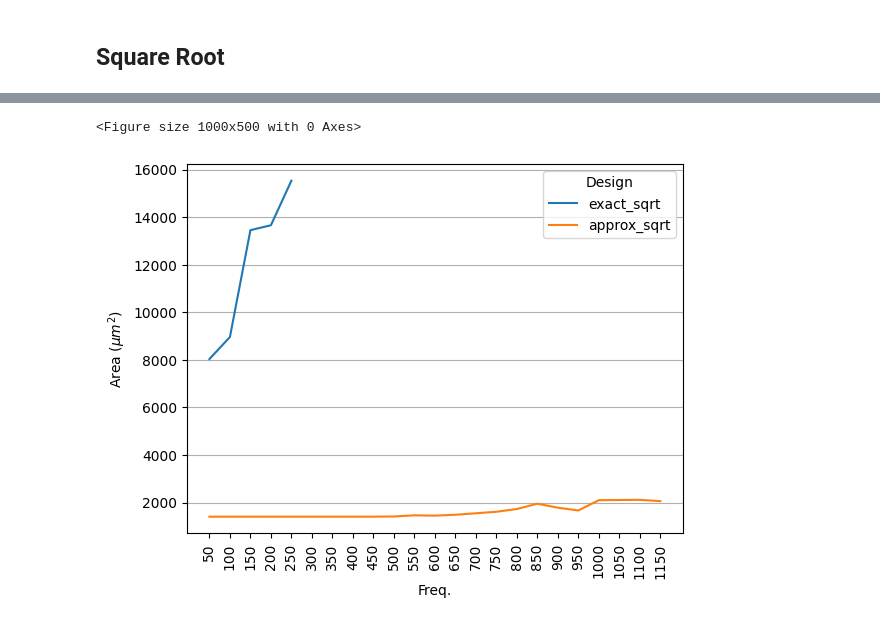
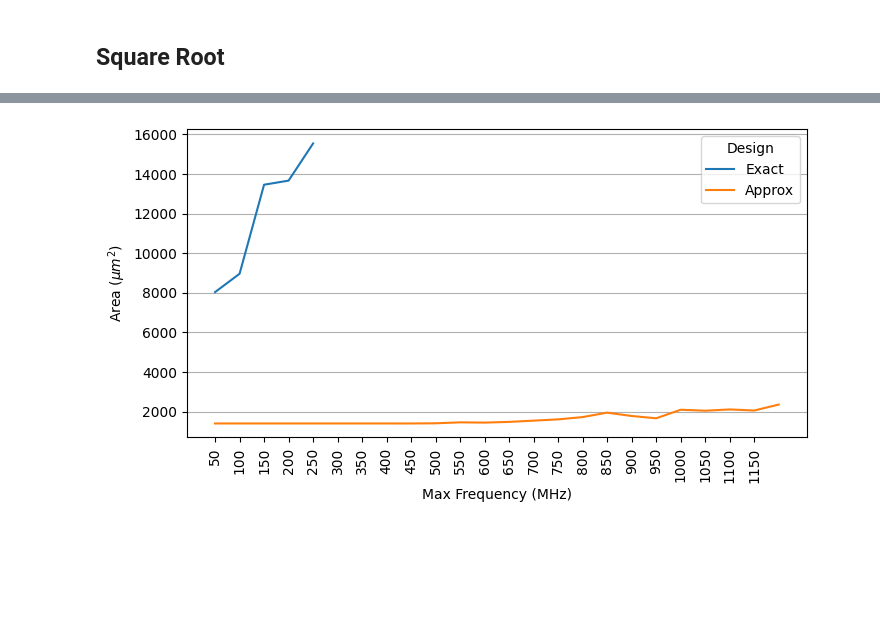
Before and after one commit to RaulMurillo/CoNGA_23, a Jupyter notebook: vhdl/plot_graphs.ipynb, the cells around one changed output, grey strips where cells are left out. Cells and saved outputs as stored; diff of their text form; code cells hidden in the pictures; blank space fills up the shorter version.

```diff
--- a/vhdl/plot_graphs.ipynb
+++ b/vhdl/plot_graphs.ipynb
@@ -495,5 +443,10 @@ plt.show()
 ## Square Root
 # %%
 sqrt_df = df.query('Design == "exact_sqrt" | Design == "approx_sqrt"')
+
+# Replace labels
+sqrt_df.loc[sqrt_df['Design']=='exact_sqrt', 'Design'] = 'Exact'
+sqrt_df.loc[sqrt_df['Design']=='approx_sqrt', 'Design'] = 'Approx'
+
 sqrt_df.head()
 # %% [output]
@@ -506,4 +459,5 @@ sqrt_df.head()
 # %%
 # Remove non-constrained case and violation of timing constraint
-sqrt_df = sqrt_df[sqrt_df["Freq."]!=0]
-sqrt_df = sqrt_df[sqrt_df["Delay"] <= round(1000/sqrt_df["Freq."], 2)]
+sqrt_df = sqrt_df.query('Slack == "MET" & Freq != 0')
+
+sqrt_df.head()
@@ -510,9 +471,9 @@ sqrt_df = sqrt_df[sqrt_df["Delay"] <= round(1000/sqrt_df["Freq."], 2)]
 # %%
-area_df = sqrt_df[["Area", "Design", "Freq."]].groupby(["Design", "Freq."], sort=False).sum().unstack(0)
-power_df = sqrt_df[["Power", "Design", "Freq."]].groupby(["Design", "Freq."], sort=False).sum().unstack(0)
-delay_df = sqrt_df[["Delay", "Design", "Freq."]].groupby(["Design", "Freq."], sort=False).sum().unstack(0)
-energy_df = sqrt_df[["Energy", "Design", "Freq."]].groupby(["Design", "Freq."], sort=False).sum().unstack(0)
-ADP_df = sqrt_df[["ADP", "Design", "Freq."]].groupby(["Design", "Freq."], sort=False).sum().unstack(0)
+area_df = sqrt_df[["Area", "Design", "Freq"]].groupby(["Design", "Freq"], sort=False).sum().unstack(0)
+power_df = sqrt_df[["Power", "Design", "Freq"]].groupby(["Design", "Freq"], sort=False).sum().unstack(0)
+delay_df = sqrt_df[["Delay", "Design", "Freq"]].groupby(["Design", "Freq"], sort=False).sum().unstack(0)
+energy_df = sqrt_df[["Energy", "Design", "Freq"]].groupby(["Design", "Freq"], sort=False).sum().unstack(0)
+ADP_df = sqrt_df[["ADP", "Design", "Freq"]].groupby(["Design", "Freq"], sort=False).sum().unstack(0)
 
 area_df.head()
 # %% [output]
@@ -562,40 +568,18 @@ dtype: float64
 # %%
-fig=plt.figure(figsize=(10,5))
-
 ax1 = area_df.plot.line(
 	y="Area",
-	rot = 0,
+	rot = 90,
 	ylabel="Area ($\mu m^2$)",
+    figsize=(8,4)
 )
 ax1.set_xticks(range(50,1200,50))
-ax1.tick_params(axis='x', labelrotation=90)
 # ax1.set_xlim(50)
 # ax1.set_ylim(0)
+ax1.grid(True, axis="y")
 
-
-# ax2 = ax1.twinx()
-
-# ax2 = area_gain.plot.line(
-# 	rot = 0,
-# 	# ylabel="%",
-# 	ax=ax2,
-# 	color='g',
-# 	label="Ratio (%)"
-# )
-# ax2.set_ylim(0)
-
-# Plot legends together
-# ax1.legend_ = None
-# handles,labels = [],[]
-# for ax in [ax1, ax2]:
-# 	for h,l in zip(*ax.get_legend_handles_labels()):
-# 		handles.append(h)
-# 		labels.append(l)
-# plt.legend(handles, labels, loc='lower right')
-
-ax1.grid(True, axis="y")
 # plt.grid(False, axis="x")
+plt.xlabel('Max Frequency (MHz)')
+plt.savefig('figs/sqrt_area.pdf', bbox_inches="tight")
 plt.show()
 # %% [output]
-<Figure size 1000x500 with 0 Axes>
-[figure, old version]
+[figure, new version]
```
Also changed, not shown: parts of 45 cells of this notebook, 35 other files.
